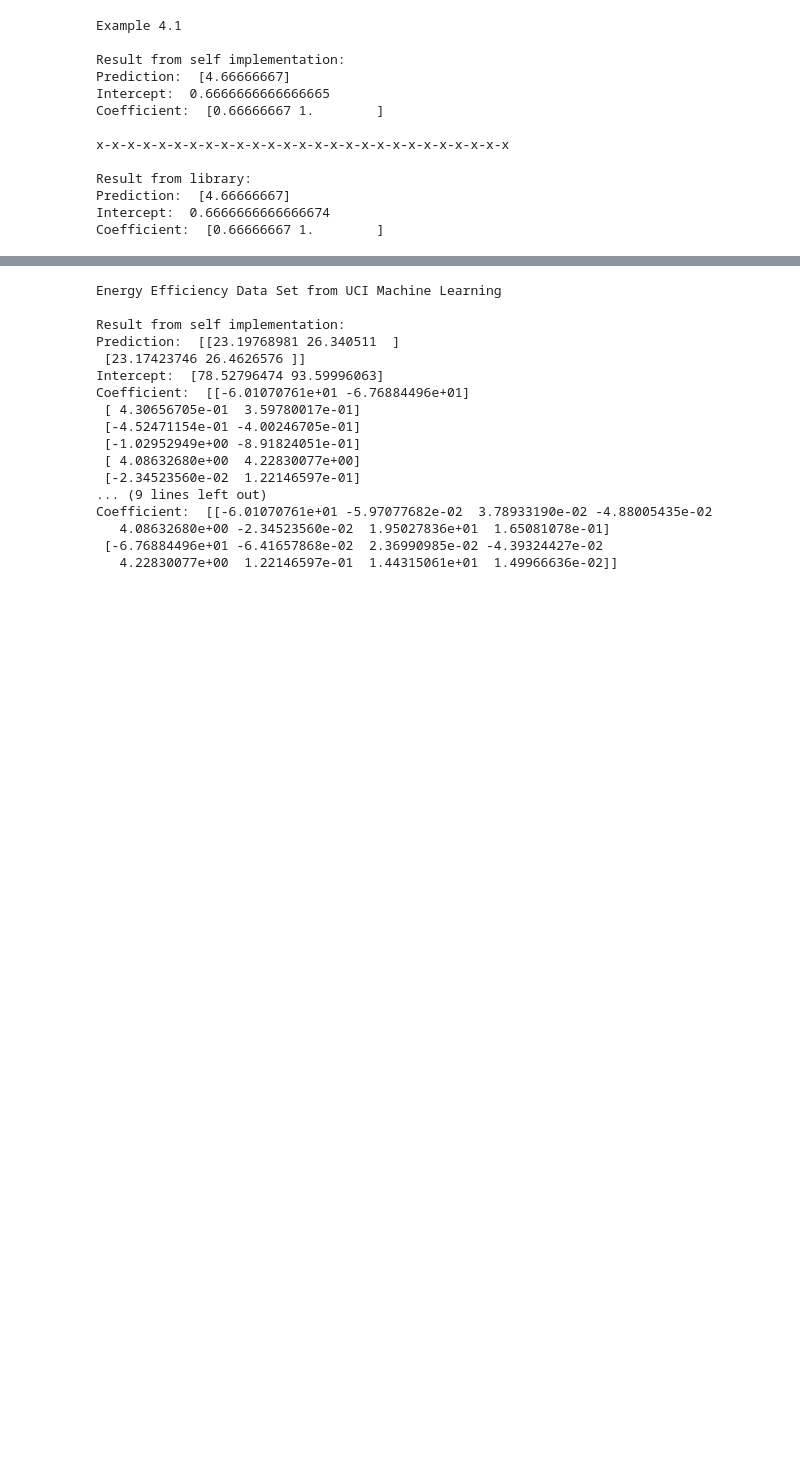
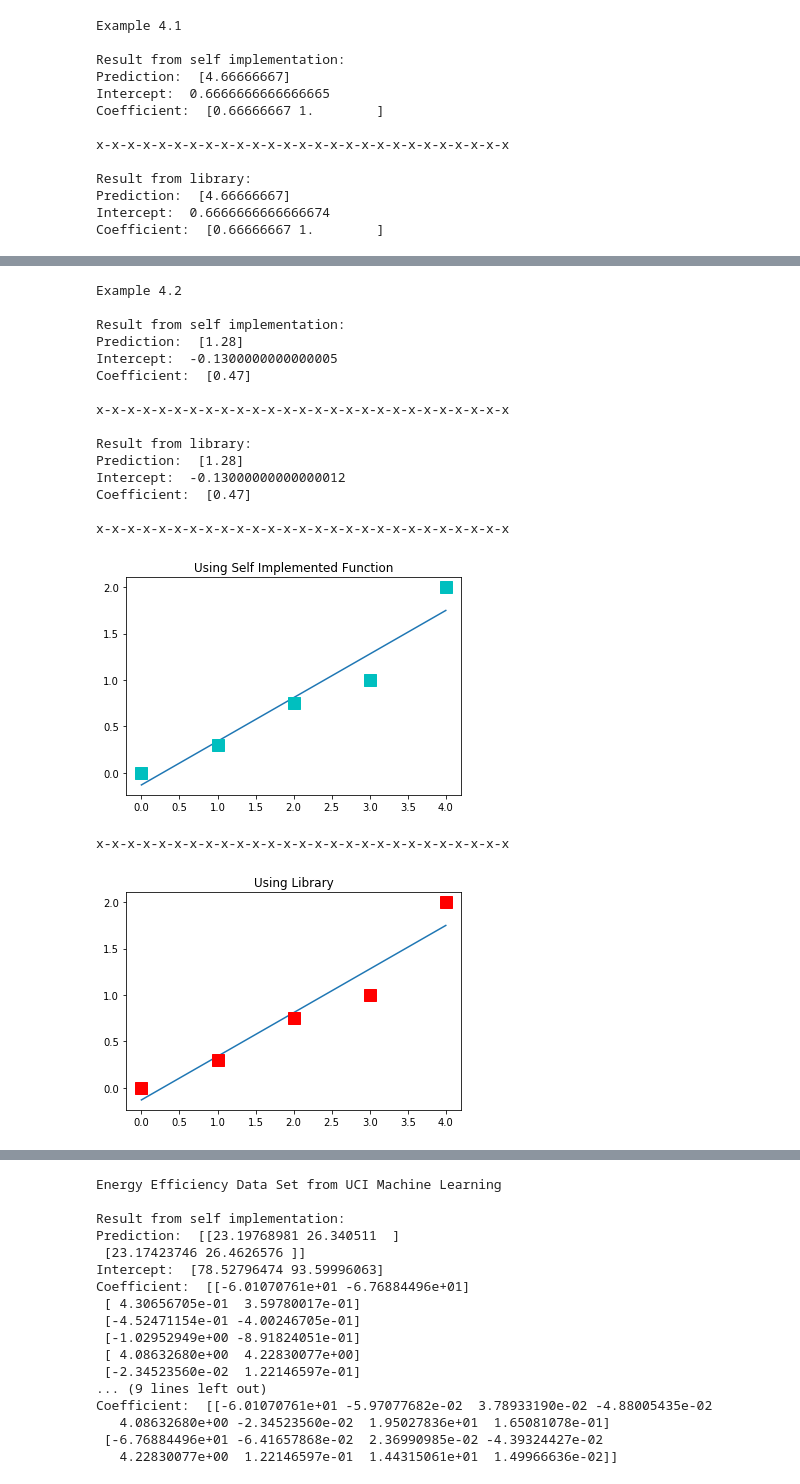
Before and after one commit to nayan-pradhan/MachineLearning_JacobsUniversity, a Jupyter notebook: Assignment5/AssignmentSolution_Sheet5_NayanManSinghPradhan.ipynb, the cells around one changed output, grey strips where cells are left out. Drawn from its saved outputs; the diff is of its cells as text; code cells hidden in the pictures; blank space fills up the shorter version.

```diff
--- a/Assignment5/AssignmentSolution_Sheet5_NayanManSinghPradhan.ipynb
+++ b/Assignment5/AssignmentSolution_Sheet5_NayanManSinghPradhan.ipynb
@@ -113,3 +88,63 @@ Coefficient:  [0.47]
+# %%
+## Example 4.2
+
+print("Example 4.2\n")
+X = [[0], [1], [2], [3], [4]]
+y = [0, 0.3, 0.75, 1, 2]
+
+test = np.array([3])
+test = test.reshape(-1, 1)
+
+final_outcome(X,y,test)
+
+## For Graphing -x-x-x-x-x-x-x-x-x-x-x-x-x-x-x-x-x-x-x-x-x-x-x
+
+print("\nx-x-x-x-x-x-x-x-x-x-x-x-x-x-x-x-x-x-x-x-x-x-x-x-x-x-x\n")
+
+X_eval = np.linspace(0,4,1000)
+X_eval = X_eval.reshape(-1,1)
+plt.figure()
+
+temp = []
+for i in X_eval:
+    temp.append(lin_reg(X, y, i)[0])
+
+temp = np.asarray(temp)
+
+plt.plot(X_eval, temp, label="linear regression predictor")
+plt.plot(X,y, 'rs', color = 'c', markersize=12, label="trainin set")
+plt.title("Using Self Implemented Function")
+plt.show()
+
+print("\nx-x-x-x-x-x-x-x-x-x-x-x-x-x-x-x-x-x-x-x-x-x-x-x-x-x-x\n")
+
+lin_reg_library = linear_model.LinearRegression()
+lin_reg_library.fit(X, y)
+
+plt.figure()
+plt.plot(X_eval,lin_reg_library.predict(X_eval), label="linear regression predictor")
+plt.plot(X,y, 'rs', markersize=12, label="trainin set")
+plt.title("Using Library")
+plt.show()
+# %% [output]
+Example 4.2
+
+Result from self implementation:
+Prediction:  [1.28]
+Intercept:  -0.1300000000000005
+Coefficient:  [0.47]
+
+x-x-x-x-x-x-x-x-x-x-x-x-x-x-x-x-x-x-x-x-x-x-x-x-x-x-x
+
+Result from library:
+Prediction:  [1.28]
+Intercept:  -0.13000000000000012
+Coefficient:  [0.47]
+
+x-x-x-x-x-x-x-x-x-x-x-x-x-x-x-x-x-x-x-x-x-x-x-x-x-x-x
+[figure, added]
+x-x-x-x-x-x-x-x-x-x-x-x-x-x-x-x-x-x-x-x-x-x-x-x-x-x-x
+[figure, added]
 # %%
 ## Example 4.3
 
```
Also changed, not shown: parts of 2 cells of this notebook.
